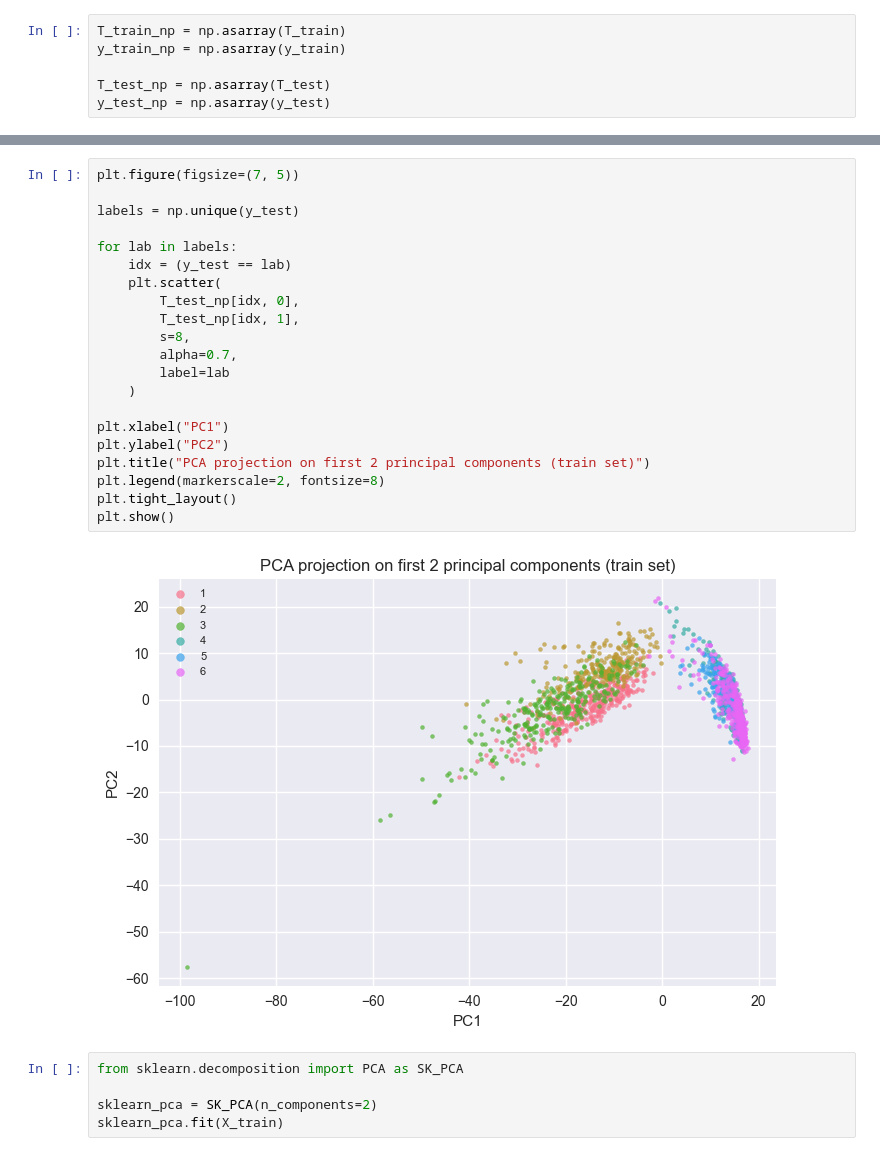
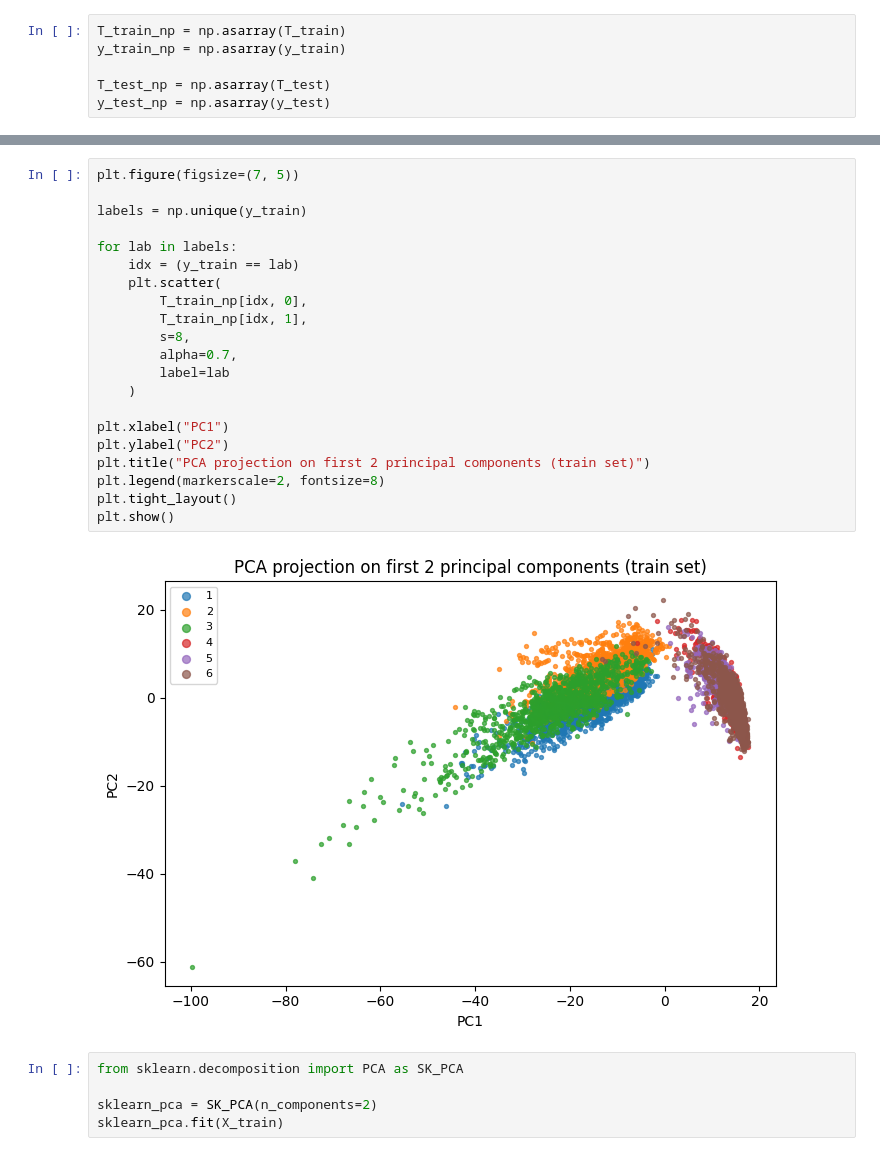
Before and after one commit to tasosger/ml_assignment, a Jupyter notebook: ml_assignment.ipynb, the cells around one changed output, grey strips where cells are left out. Cells and saved outputs as stored; diff of their text form.

```diff
--- a/ml_assignment.ipynb
+++ b/ml_assignment.ipynb
@@ -333,26 +342,26 @@ plt.show()
 # %%
 plt.figure(figsize=(7, 5))
 
-labels = np.unique(y_test)
+labels = np.unique(y_train)
 
 for lab in labels:
-    idx = (y_test == lab)
+    idx = (y_train == lab)
     plt.scatter(
-        T_test_np[idx, 0],
-        T_test_np[idx, 1],
+        T_train_np[idx, 0],
+        T_train_np[idx, 1],
         s=8,
         alpha=0.7,
         label=lab
     )
 
 plt.xlabel("PC1")
 plt.ylabel("PC2")
 plt.title("PCA projection on first 2 principal components (train set)")
 plt.legend(markerscale=2, fontsize=8)
 plt.tight_layout()
 plt.show()
 # %% [output]
-[figure, old version]
+[figure, new version]
 # %%
 from sklearn.decomposition import PCA as SK_PCA
 
```
Also changed, not shown: parts of 27 cells of this notebook.
